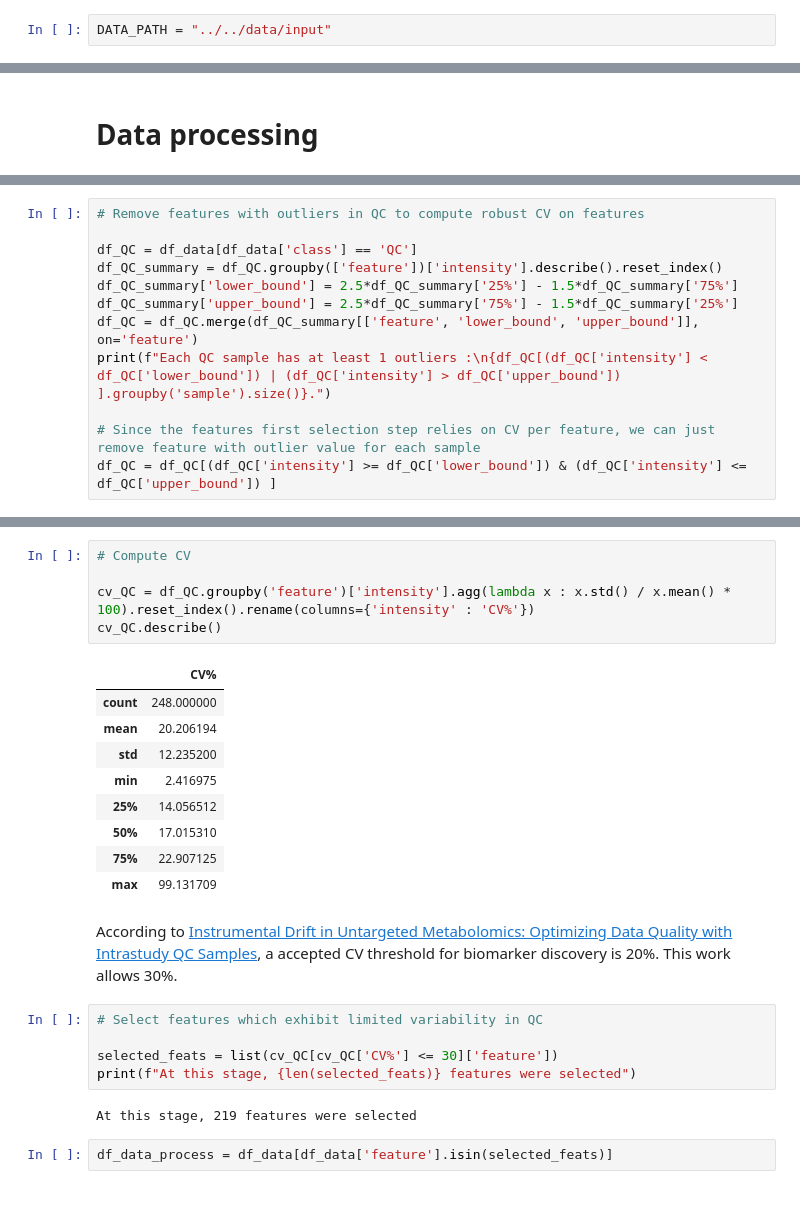
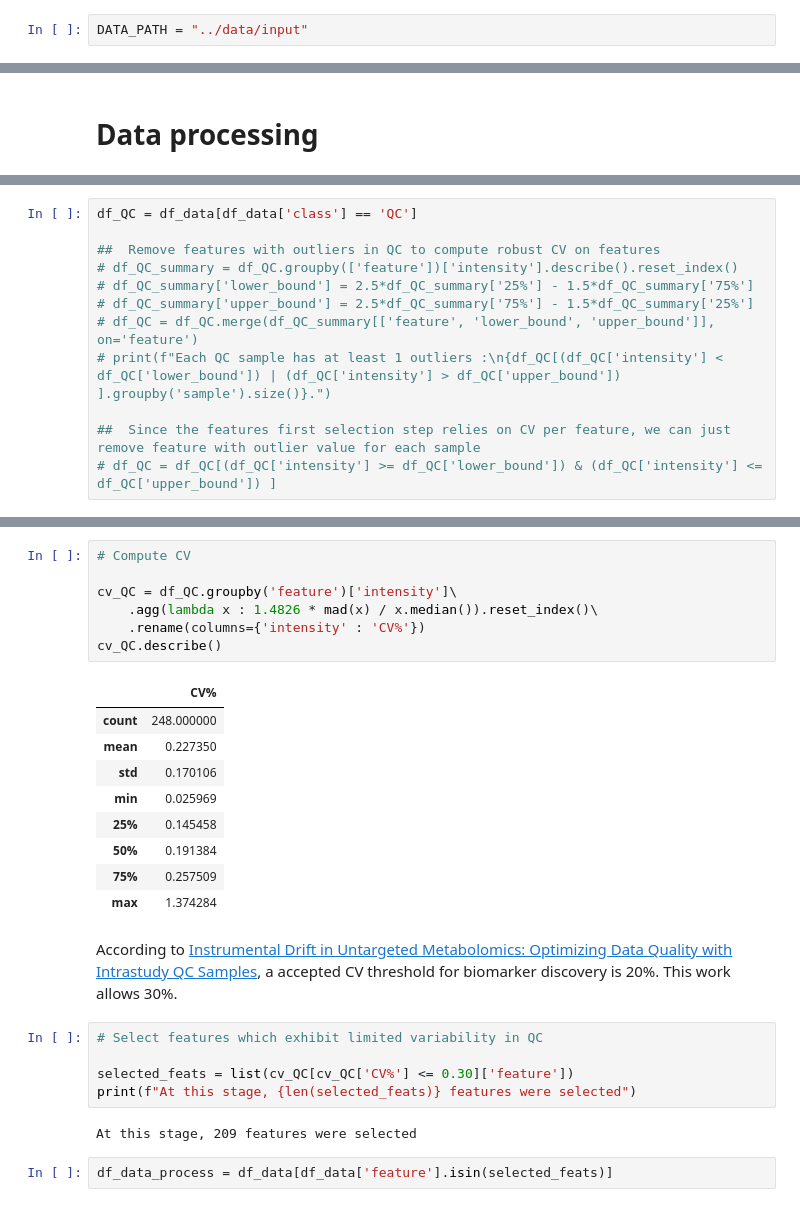
Before and after one commit to PhiCtl/glycan-biomarkers, a Jupyter notebook: notebooks/data_processing_&_classification.ipynb, the cells around one changed output, grey strips where cells are left out. Drawn from its saved outputs; the diff is of its cells as text.

```diff
--- a/notebooks/data_processing_&_classification.ipynb
+++ b/notebooks/data_processing_&_classification.ipynb
@@ -15,7 +16,7 @@ from sklearn.metrics import classification_report, confusion_matrix
 
 %matplotlib inline
 # %%
-DATA_PATH = "../../data/input"
+DATA_PATH = "../data/input"
 # %% [markdown]
 # Data loading
 # %%
@@ -44,12 +46,12 @@ df_data = df_data.merge(df_glycans['feature'], on='feature', how='inner')
 # %%
-# Remove features with outliers in QC to compute robust CV on features
+df_QC = df_data[df_data['class'] == 'QC']
 
-df_QC = df_data[df_data['class'] == 'QC']
-df_QC_summary = df_QC.groupby(['feature'])['intensity'].describe().reset_index()
-df_QC_summary['lower_bound'] = 2.5*df_QC_summary['25%'] - 1.5*df_QC_summary['75%']
-df_QC_summary['upper_bound'] = 2.5*df_QC_summary['75%'] - 1.5*df_QC_summary['25%']
-df_QC = df_QC.merge(df_QC_summary[['feature', 'lower_bound', 'upper_bound']], on='feature')
-print(f"Each QC sample has at least 1 outliers :\n{df_QC[(df_QC['intensity'] < df_QC['lower_bound']) | (df_QC['intensity'] > df_QC['upper_bound']) ].groupby('sample').size()}.")
+##  Remove features with outliers in QC to compute robust CV on features
+# df_QC_summary = df_QC.groupby(['feature'])['intensity'].describe().reset_index()
+# df_QC_summary['lower_bound'] = 2.5*df_QC_summary['25%'] - 1.5*df_QC_summary['75%']
+# df_QC_summary['upper_bound'] = 2.5*df_QC_summary['75%'] - 1.5*df_QC_summary['25%']
+# df_QC = df_QC.merge(df_QC_summary[['feature', 'lower_bound', 'upper_bound']], on='feature')
+# print(f"Each QC sample has at least 1 outliers :\n{df_QC[(df_QC['intensity'] < df_QC['lower_bound']) | (df_QC['intensity'] > df_QC['upper_bound']) ].groupby('sample').size()}.")
 
-# Since the features first selection step relies on CV per feature, we can just remove feature with outlier value for each sample
-df_QC = df_QC[(df_QC['intensity'] >= df_QC['lower_bound']) & (df_QC['intensity'] <= df_QC['upper_bound']) ]
+##  Since the features first selection step relies on CV per feature, we can just remove feature with outlier value for each sample
+# df_QC = df_QC[(df_QC['intensity'] >= df_QC['lower_bound']) & (df_QC['intensity'] <= df_QC['upper_bound']) ]
@@ -70,27 +58,29 @@ dtype: int64.
 # %%
 # Compute CV
 
-cv_QC = df_QC.groupby('feature')['intensity'].agg(lambda x : x.std() / x.mean() * 100).reset_index().rename(columns={'intensity' : 'CV%'})
+cv_QC = df_QC.groupby('feature')['intensity']\
+    .agg(lambda x : 1.4826 * mad(x) / x.median()).reset_index()\
+    .rename(columns={'intensity' : 'CV%'})
 cv_QC.describe()
 # %% [output]
 |  | CV% |
 | count | 248.000000 |
-| mean | 20.206194 |
-| std | 12.235200 |
-| min | 2.416975 |
-| 25% | 14.056512 |
-| 50% | 17.015310 |
-| 75% | 22.907125 |
-| max | 99.131709 |
+| mean | 0.227350 |
+| std | 0.170106 |
+| min | 0.025969 |
+| 25% | 0.145458 |
+| 50% | 0.191384 |
+| 75% | 0.257509 |
+| max | 1.374284 |
 # %% [markdown]
 According to [Instrumental Drift in Untargeted Metabolomics: Optimizing Data Quality with Intrastudy QC Samples](https://pmc.ncbi.nlm.nih.gov/articles/PMC10222478/#sec4-metabolites-13-00665), a accepted CV threshold for biomarker discovery is 20%. This work allows 30%.
 # %%
 # Select features which exhibit limited variability in QC
 
-selected_feats = list(cv_QC[cv_QC['CV%'] <= 30]['feature'])
+selected_feats = list(cv_QC[cv_QC['CV%'] <= 0.30]['feature'])
 print(f"At this stage, {len(selected_feats)} features were selected")
 # %% [output]
-At this stage, 219 features were selected
+At this stage, 209 features were selected
 # %%
 df_data_process = df_data[df_data['feature'].isin(selected_feats)]
 # %% [markdown]
```
Also changed, not shown: parts of 23 cells of this notebook, 7 other files.
